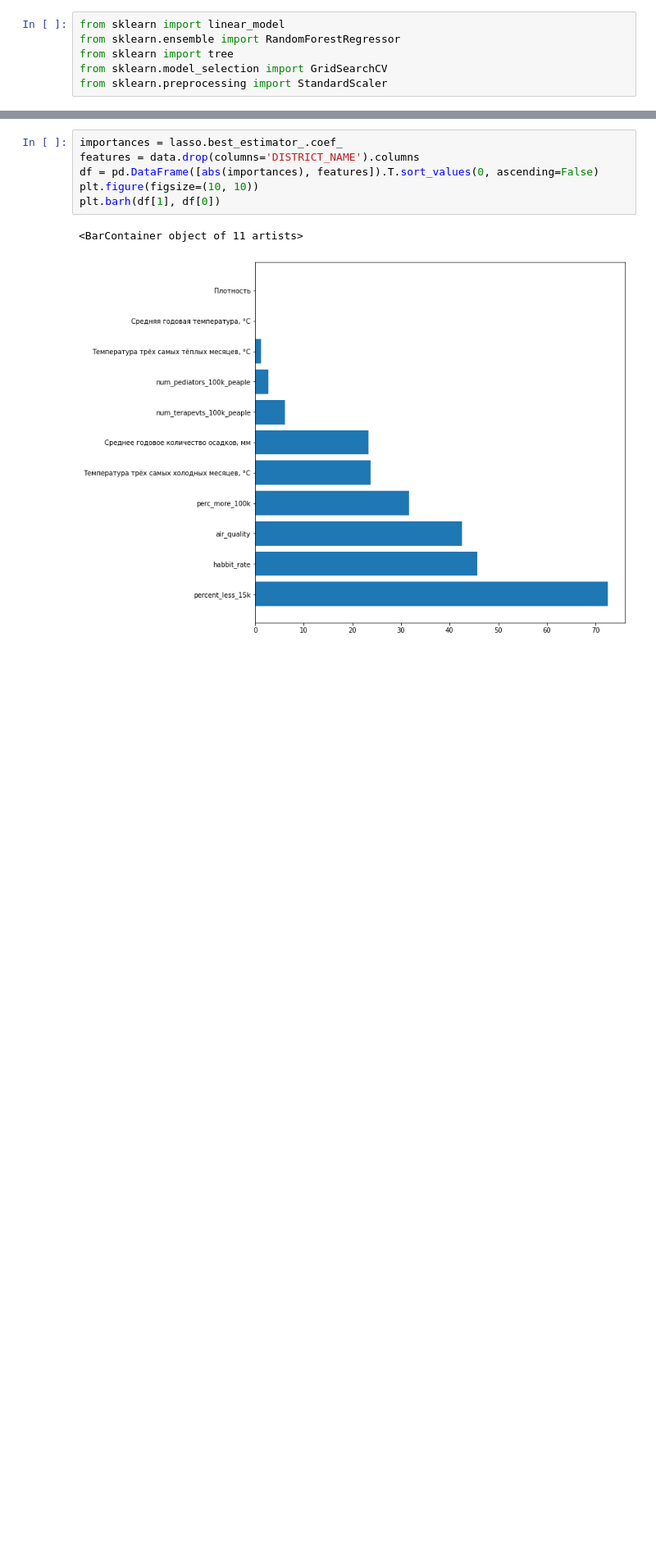
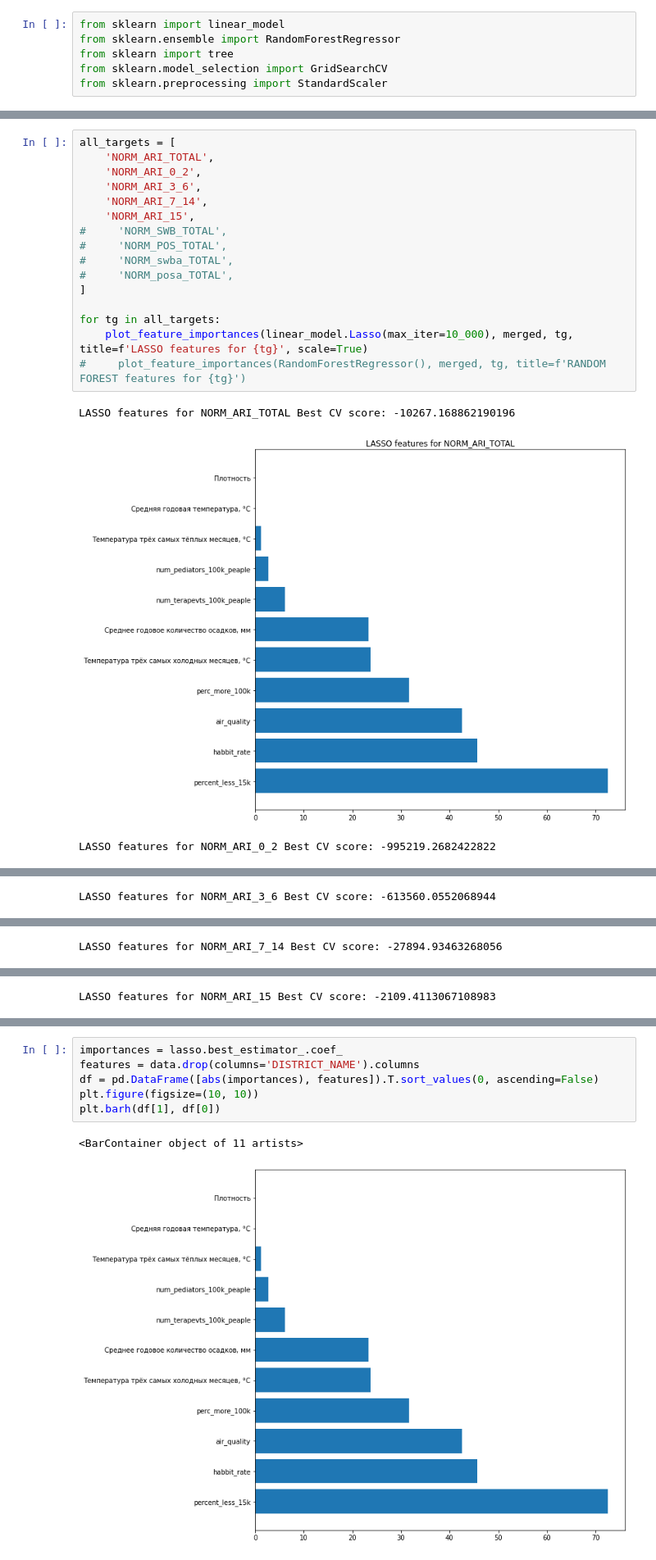
Before and after one commit to AlexanderNevarko/bcg-hack, a Jupyter notebook: ml_analisys.ipynb, the cells around one changed output, grey strips where cells are left out. Shown at 82% size. Cells and saved outputs as stored; diff of their text form; blank space fills up the shorter version.

```diff
--- a/ml_analisys.ipynb
+++ b/ml_analisys.ipynb
@@ -252,0 +299,20 @@ print(lasso.best_score_)
+# %%
+all_targets = [
+    'NORM_ARI_TOTAL',
+    'NORM_ARI_0_2',
+    'NORM_ARI_3_6',
+    'NORM_ARI_7_14',
+    'NORM_ARI_15',
+#     'NORM_SWB_TOTAL',
+#     'NORM_POS_TOTAL',
+#     'NORM_swba_TOTAL',
+#     'NORM_posa_TOTAL',
+]
+
+for tg in all_targets:
+    plot_feature_importances(linear_model.Lasso(max_iter=10_000), merged, tg, title=f'LASSO features for {tg}', scale=True)
+#     plot_feature_importances(RandomForestRegressor(), merged, tg, title=f'RANDOM FOREST features for {tg}')
+# %% [output]
+LASSO features for NORM_ARI_TOTAL Best CV score: -10267.168862190196
+[figure, added]
+LASSO features for NORM_ARI_0_2 Best CV score: -995219.2682422822
@@ -252,0 +320 @@ print(lasso.best_score_)
+LASSO features for NORM_ARI_3_6 Best CV score: -613560.0552068944
@@ -252,0 +322 @@ print(lasso.best_score_)
+LASSO features for NORM_ARI_7_14 Best CV score: -27894.93463268056
@@ -252,0 +324 @@ print(lasso.best_score_)
+LASSO features for NORM_ARI_15 Best CV score: -2109.4113067108983
```
Also changed, not shown: parts of 14 cells of this notebook.
